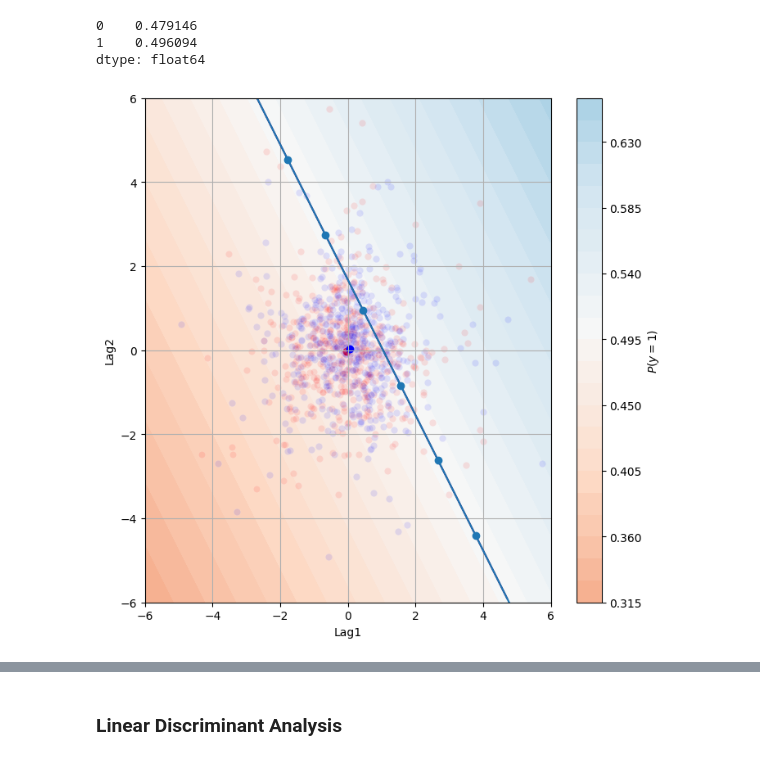
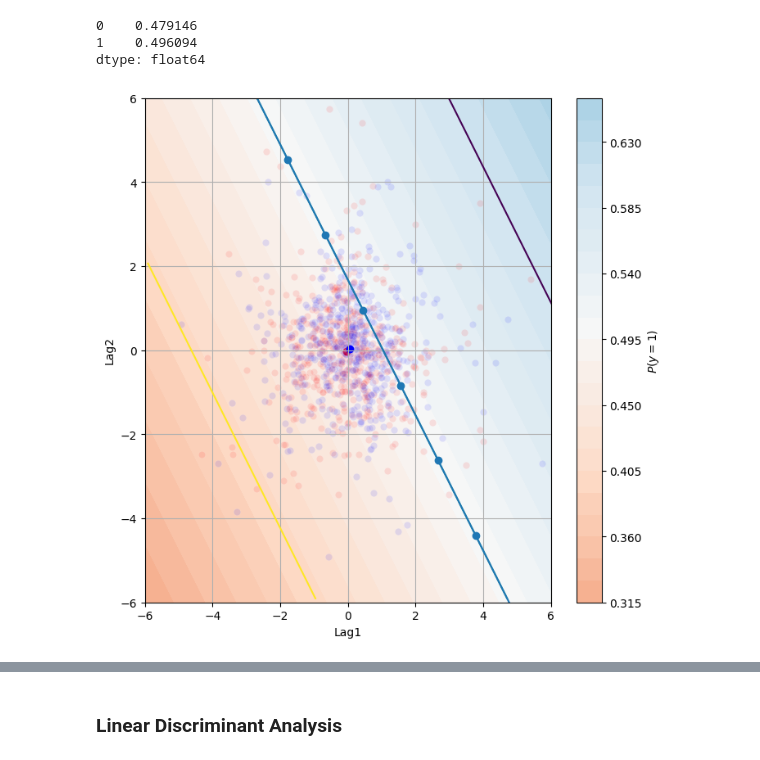
Before and after one commit to FDrico/statistical_learning, a Jupyter notebook: notebooks/Ch04-classification-lab.ipynb, the cells around one changed output, grey strips where cells are left out. Cells and saved outputs as stored; diff of their text form; code cells hidden in the pictures.

```diff
--- a/notebooks/Ch04-classification-lab.ipynb
+++ b/notebooks/Ch04-classification-lab.ipynb
@@ -240,11 +335,25 @@ We should do this using ScikitLearn too, so we don't depend on the custom librar
 # %%
 from sklearn.linear_model import LogisticRegression
 
+# Default parameters:
+#    solver='lbfgs' (default solver)
+#        Good choice for small-to-medium datasets
+#        Handles L2 regularization well
+#        Reasonably fast and memory efficient
+#    penalty='l2' (default regularization)
+#        Ridge regression-style penalty
+#        Shrinks coefficients toward zero but doesn't eliminate features
+#        Contrast with l1 (Lasso) which can zero out coefficients
+#    max_iter=100 (default iterations)
+#        Maximum optimization iterations
+#        With weak regularization (C=1000), might need more iterations
+
 clf = LogisticRegression(
-       dual=False,
-       C=1000,  # to make regularization very weak
-       fit_intercept=True
-      ).fit(Smarket[['Lag1','Lag2']],Smarket['Direction']=='Up')
+                       dual=False, # To solve the primal problem, and not the dual one.
+                       C=1000,  # to make regularization very weak, allowing for complex models  (λ = 1/C)
+                       fit_intercept=True # To make it calculate the intercept
+                      ).fit(Smarket[['Lag1','Lag2']],   # the model parameters matrix
+                            Smarket['Direction']=='Up') # The results
 # %%
 clf.predict(X[['Lag1','Lag2']])[:10]
 # %% [output]
@@ -525,13 +640,16 @@ complete_train_set = X_train.copy()
 complete_train_set['result'] = y_train
 
 # Lets make the grid!
-xx, yy = np.mgrid[-6:6:.01, -6:6:.01]
+xx, yy = np.mgrid[-6:6:.01,
+                  -6:6:.01]
 grid = np.c_[xx.ravel(), yy.ravel()]
+
 # Predict outcome for every single point in the mesh
 probs = clf.predict_proba(grid)[:, 1].reshape(xx.shape)
+
 # Plot the results for all points in the grid
-contour = ax.contourf(xx, yy, 1-probs, 25, cmap="RdBu",
-                      vmin=0, vmax=1)
+contour = ax.contourf(xx, yy, 1-probs, 25,
+                      cmap="RdBu", vmin=0, vmax=1)
 ax_c = fig.colorbar(contour)
 ax_c.set_label("$P(y = 1)$")
 #ax_c.set_ticks([0, .25, .5, .75, 1])
@@ -543,37 +661,38 @@ ax.scatter(complete_train_set[complete_train_set['result']==True]['Lag1'].mean()
            complete_train_set[complete_train_set['result']==True]['Lag2'].mean(),
            color='r')
 ax.scatter(complete_train_set[complete_train_set['result']==False]['Lag1'],
            complete_train_set[complete_train_set['result']==False]['Lag2'],
            color='b', alpha=0.1, edgecolor="white",)
 ax.scatter(complete_train_set[complete_train_set['result']==False]['Lag1'].mean(),
            complete_train_set[complete_train_set['result']==False]['Lag2'].mean(),
            color='b')
 
 
 DecisionBoundaryDisplay.from_estimator(
         clf,
         X[['Lag1','Lag2']],
         response_method="predict_proba",
         plot_method="contour",
         ax=ax,
         alpha=1.0,
-        levels=[0.5]
+        levels=[0.4, 0.5, 0.6]
     )
 
 # The decision boundary, as calculated from
 # coeff_ \cdot x + intercept = 0
 # coeff and intercept are general for any method.
 x_lag1_axis = np.linspace(-4,6,10)
-ax.plot(x_lag1_axis,-clf.coef_[0][0]/clf.coef_[0][1]*x_lag1_axis - clf.intercept_/clf.coef_[0][1], marker='o')
+ax.plot(x_lag1_axis,
+        -clf.coef_[0][0]/clf.coef_[0][1]*x_lag1_axis - clf.intercept_/clf.coef_[0][1],
+        marker='o')
 # Both the decision boundary and the handcrafted line provide the same result.
-
 
 ax.set_xlim([-6,6])
 ax.set_ylim([-6,6])
 
 ax.grid(True)
 # %% [output]
-[figure, old version]
+[figure, new version]
 # %% [markdown]
 ## Generative Models
 
```
Also changed, not shown: parts of 28 cells of this notebook, 1 other file.
